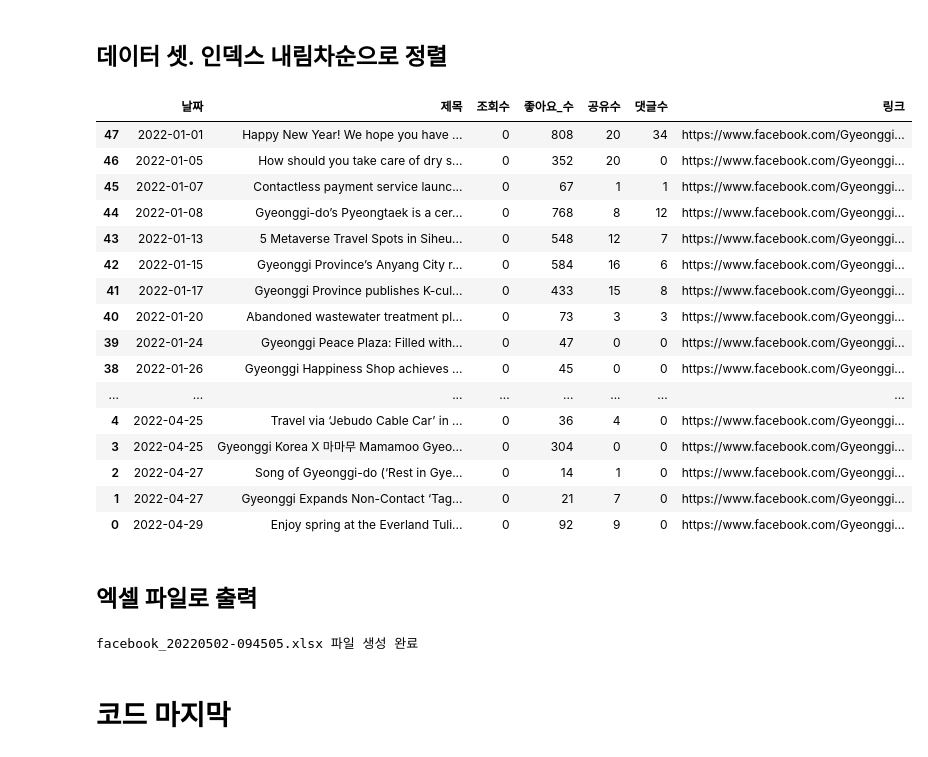
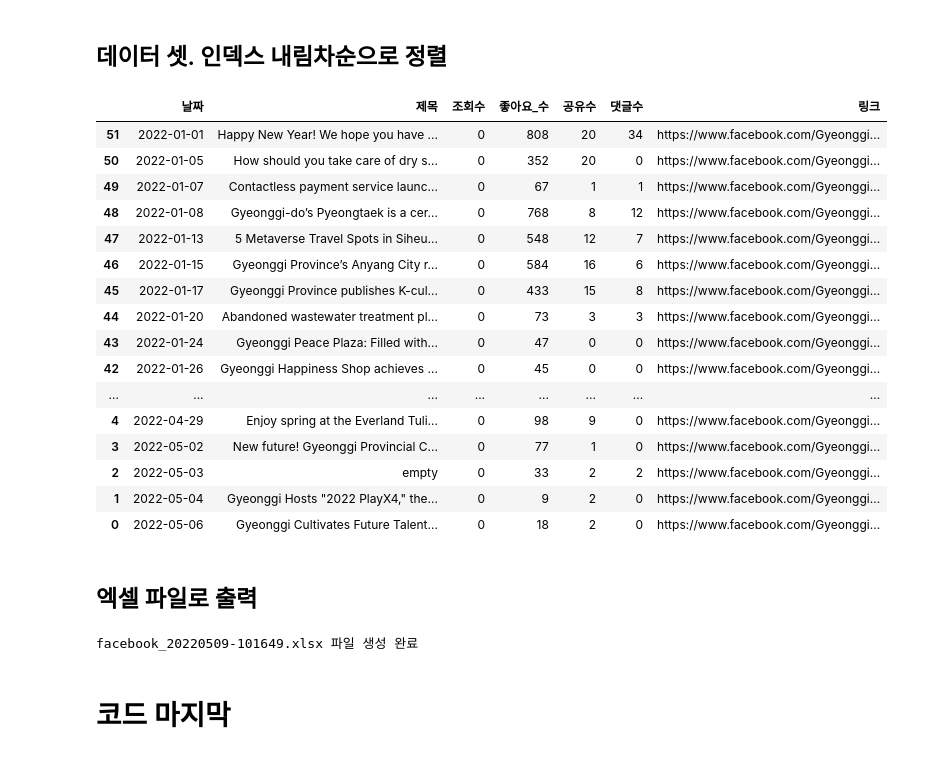
Before and after one commit to kbjung/Wantreez, a Jupyter notebook: Crawling/gyeonggido/facebook_crawling.ipynb, the cells around one changed output. Saved outputs shown, nothing was run; the diff lists cells and outputs as text; code cells hidden in the pictures.

```diff
--- a/Crawling/gyeonggido/facebook_crawling.ipynb
+++ b/Crawling/gyeonggido/facebook_crawling.ipynb
@@ -310,8 +313,8 @@ print('링크 리스트 원소수 : ',len(link_list))
 ## 데이터 셋 만들기
 # %%
 # 수집 데이터를 데이터 셋으로 만들기
-df = {'날짜':num_date_list, '제목':title_list, '조회수':num_view_list, '좋아요_수':num_like_list, '공유수':num_share_list, '댓글수':num_comment_list, '링크':link_list}
-data = pd.DataFrame(df)
-data
+dict = {'날짜':num_date_list, '제목':title_list, '조회수':num_view_list, '좋아요_수':num_like_list, '공유수':num_share_list, '댓글수':num_comment_list, '링크':link_list}
+df = pd.DataFrame(dict)
+df
 # %% [output]
 |  | 날짜 | 제목 | 조회수 | 좋아요_수 | 공유수 | 댓글수 | 링크 |
@@ -330,7 +350,9 @@ data
+# %%
+df['제목'] = df['제목'].fillna('empty')
 # %% [markdown]
 ## 데이터 셋. 날짜로 슬라이싱
 # %%
-data2 = data[data['날짜'] >= '2022-01-01']
-data2
+df2 = df[df['날짜'] >= '2022-01-01']
+df2
 # %% [output]
 |  | 날짜 | 제목 | 조회수 | 좋아요_수 | 공유수 | 댓글수 | 링크 |
@@ -353,7 +375,7 @@ data2
 removed_words = ["Catch this", "["]
 
 # 제거할 단어 들어있는 행 인덱스 찾기
-temp = data2['제목'].to_list()
+temp = df2['제목'].to_list()
 remove_index = []
 for i, s in enumerate(temp):
     for one in removed_words:
@@ -376,27 +398,27 @@ len(mod_remove_index), mod_remove_index
 ## 데이터 셋. 인덱스 내림차순으로 정렬
 # %%
 # 인덱스 리셋, 내림차순 정렬
-data3 = data2.drop(mod_remove_index).reset_index(drop=True)
-final_data = data3.sort_index(ascending=False)
-final_data
+df3 = df2.drop(mod_remove_index).reset_index(drop=True)
+final_df = df3.sort_index(ascending=False)
+final_df
 # %% [output]
 |  | 날짜 | 제목 | 조회수 | 좋아요_수 | 공유수 | 댓글수 | 링크 |
-| 47 | 2022-01-01 | Happy New Year! We hope you have ... | 0 | 808 | 20 | 34 | https://www.facebook.com/Gyeonggi... |
-| 46 | 2022-01-05 | How should you take care of dry s... | 0 | 352 | 20 | 0 | https://www.facebook.com/Gyeonggi... |
-| 45 | 2022-01-07 | Contactless payment service launc... | 0 | 67 | 1 | 1 | https://www.facebook.com/Gyeonggi... |
-| 44 | 2022-01-08 | Gyeonggi-do’s Pyeongtaek is a cer... | 0 | 768 | 8 | 12 | https://www.facebook.com/Gyeonggi... |
-| 43 | 2022-01-13 | 5 Metaverse Travel Spots in Siheu... | 0 | 548 | 12 | 7 | https://www.facebook.com/Gyeonggi... |
-| 42 | 2022-01-15 | Gyeonggi Province’s Anyang City r... | 0 | 584 | 16 | 6 | https://www.facebook.com/Gyeonggi... |
-| 41 | 2022-01-17 | Gyeonggi Province publishes K-cul... | 0 | 433 | 15 | 8 | https://www.facebook.com/Gyeonggi... |
-| 40 | 2022-01-20 | Abandoned wastewater treatment pl... | 0 | 73 | 3 | 3 | https://www.facebook.com/Gyeonggi... |
-| 39 | 2022-01-24 | Gyeonggi Peace Plaza: Filled with... | 0 | 47 | 0 | 0 | https://www.facebook.com/Gyeonggi... |
-| 38 | 2022-01-26 | Gyeonggi Happiness Shop achieves ... | 0 | 45 | 0 | 0 | https://www.facebook.com/Gyeonggi... |
+| 51 | 2022-01-01 | Happy New Year! We hope you have ... | 0 | 808 | 20 | 34 | https://www.facebook.com/Gyeonggi... |
+| 50 | 2022-01-05 | How should you take care of dry s... | 0 | 352 | 20 | 0 | https://www.facebook.com/Gyeonggi... |
+| 49 | 2022-01-07 | Contactless payment service launc... | 0 | 67 | 1 | 1 | https://www.facebook.com/Gyeonggi... |
+| 48 | 2022-01-08 | Gyeonggi-do’s Pyeongtaek is a cer... | 0 | 768 | 8 | 12 | https://www.facebook.com/Gyeonggi... |
+| 47 | 2022-01-13 | 5 Metaverse Travel Spots in Siheu... | 0 | 548 | 12 | 7 | https://www.facebook.com/Gyeonggi... |
+| 46 | 2022-01-15 | Gyeonggi Province’s Anyang City r... | 0 | 584 | 16 | 6 | https://www.facebook.com/Gyeonggi... |
+| 45 | 2022-01-17 | Gyeonggi Province publishes K-cul... | 0 | 433 | 15 | 8 | https://www.facebook.com/Gyeonggi... |
+| 44 | 2022-01-20 | Abandoned wastewater treatment pl... | 0 | 73 | 3 | 3 | https://www.facebook.com/Gyeonggi... |
+| 43 | 2022-01-24 | Gyeonggi Peace Plaza: Filled with... | 0 | 47 | 0 | 0 | https://www.facebook.com/Gyeonggi... |
+| 42 | 2022-01-26 | Gyeonggi Happiness Shop achieves ... | 0 | 45 | 0 | 0 | https://www.facebook.com/Gyeonggi... |
 | ... | ... | ... | ... | ... | ... | ... | ... |
-| 4 | 2022-04-25 | Travel via ‘Jebudo Cable Car’ in ... | 0 | 36 | 4 | 0 | https://www.facebook.com/Gyeonggi... |
-| 3 | 2022-04-25 | Gyeonggi Korea X 마마무 Mamamoo Gyeo... | 0 | 304 | 0 | 0 | https://www.facebook.com/Gyeonggi... |
-| 2 | 2022-04-27 | Song of Gyeonggi-do (‘Rest in Gye... | 0 | 14 | 1 | 0 | https://www.facebook.com/Gyeonggi... |
-| 1 | 2022-04-27 | Gyeonggi Expands Non-Contact ‘Tag... | 0 | 21 | 7 | 0 | https://www.facebook.com/Gyeonggi... |
-| 0 | 2022-04-29 | Enjoy spring at the Everland Tuli... | 0 | 92 | 9 | 0 | https://www.facebook.com/Gyeonggi... |
+| 4 | 2022-04-29 | Enjoy spring at the Everland Tuli... | 0 | 98 | 9 | 0 | https://www.facebook.com/Gyeonggi... |
+| 3 | 2022-05-02 | New future! Gyeonggi Provincial C... | 0 | 77 | 1 | 0 | https://www.facebook.com/Gyeonggi... |
+| 2 | 2022-05-03 | empty | 0 | 33 | 2 | 2 | https://www.facebook.com/Gyeonggi... |
+| 1 | 2022-05-04 | Gyeonggi Hosts "2022 PlayX4," the... | 0 | 9 | 2 | 0 | https://www.facebook.com/Gyeonggi... |
+| 0 | 2022-05-06 | Gyeonggi Cultivates Future Talent... | 0 | 18 | 2 | 0 | https://www.facebook.com/Gyeonggi... |
 # %% [markdown]
 ## 엑셀 파일로 출력
 # %%
@@ -404,10 +426,10 @@ final_data
 file_name = str(datetime.today().strftime("%Y%m%d-%H%M%S"))
 file_name = 'facebook_' + file_name + '.xlsx'
 path = 'crawled_data/facebook/'
-final_data.to_excel(path+file_name, index=False, encoding='utf-8')
+final_df.to_excel(path+file_name, index=False, encoding='utf-8')
 
 print(f"{file_name} 파일 생성 완료")
 # %% [output]
-facebook_20220502-094505.xlsx 파일 생성 완료
+facebook_20220509-101649.xlsx 파일 생성 완료
 # %% [markdown]
 # 코드 마지막
```
Also changed, not shown: parts of 21 cells of this notebook, 2 other files.
